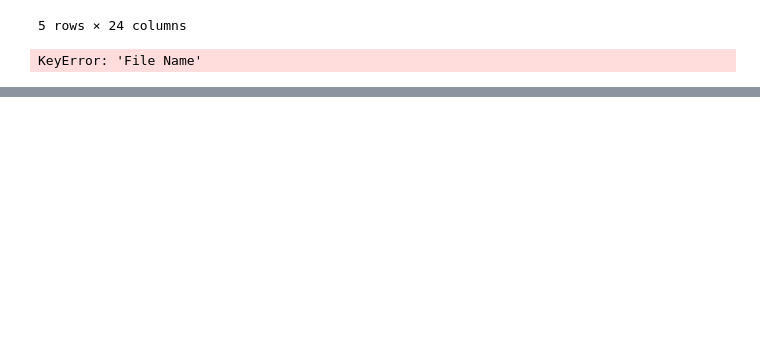
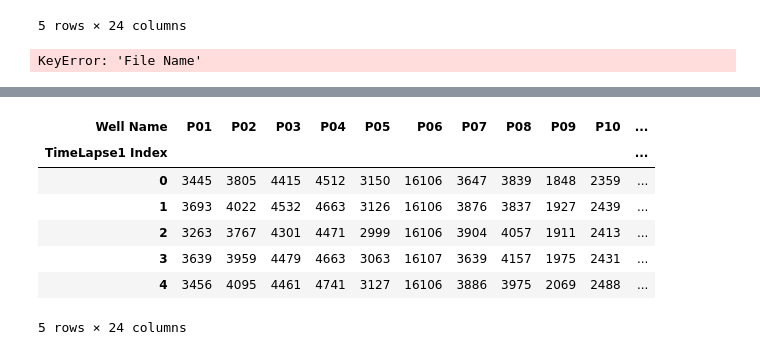
Before and after one commit to rraadd88/htsimaging, a Jupyter notebook: htsimaging/test.ipynb, the cells around one changed output, grey strips where cells are left out. Drawn from its saved outputs; the diff is of its cells as text; code cells hidden in the pictures; blank space fills up the shorter version.

Commit message:
2 mode done

```diff
--- a/htsimaging/test.ipynb
+++ b/htsimaging/test.ipynb
@@ -70,0 +76,4 @@ nums_fhs
+# %%
+data_job=data_job.reset_index()
+data_job.to_csv(data_xls_fh+".nums")
+data_job.head()
@@ -70,0 +88,5 @@ nums_fhs
+# %%
+data_mean   =pd.pivot_table(data_job,values='mode',index='Loop_bleach Index',columns='Well Name')
+data_mean_P =pd.pivot_table(data_job,values='mode',index='TimeLapse1 Index',columns='Well Name')
+data_mean=pd.concat([data_mean,data_mean_P],axis=0)
+data_mean=data_mean.reset_index()
@@ -70,0 +105,11 @@ nums_fhs
+# %%
+data_mean_P.head()
+# %% [output]
+| Well Name | P01 | P02 | P03 | P04 | P05 | P06 | P07 | P08 | P09 | P10 | ... |
+| TimeLapse1 Index |  |  |  |  |  |  |  |  |  |  | ... |
+| 0 | 3445 | 3805 | 4415 | 4512 | 3150 | 16106 | 3647 | 3839 | 1848 | 2359 | ... |
+| 1 | 3693 | 4022 | 4532 | 4663 | 3126 | 16106 | 3876 | 3837 | 1927 | 2439 | ... |
+| 2 | 3263 | 3767 | 4301 | 4471 | 2999 | 16106 | 3904 | 4057 | 1911 | 2413 | ... |
+| 3 | 3639 | 3959 | 4479 | 4663 | 3063 | 16107 | 3639 | 4157 | 1975 | 2431 | ... |
+| 4 | 3456 | 4095 | 4461 | 4741 | 3127 | 16106 | 3886 | 3975 | 2069 | 2488 | ... |
+5 rows × 24 columns
```
Also changed, not shown: parts of 5 cells of this notebook, 2 other files.
